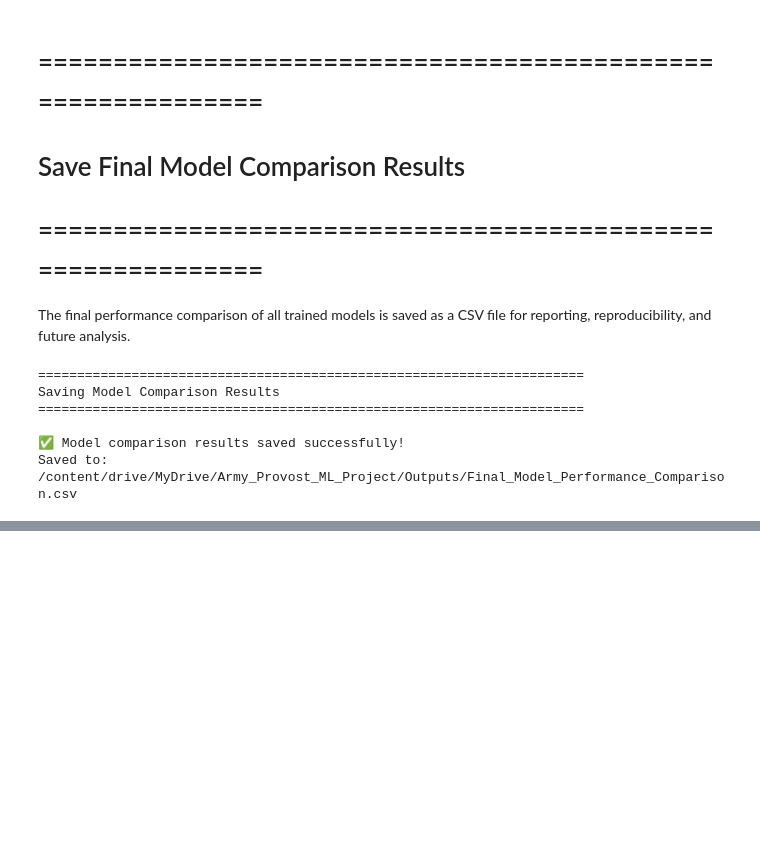
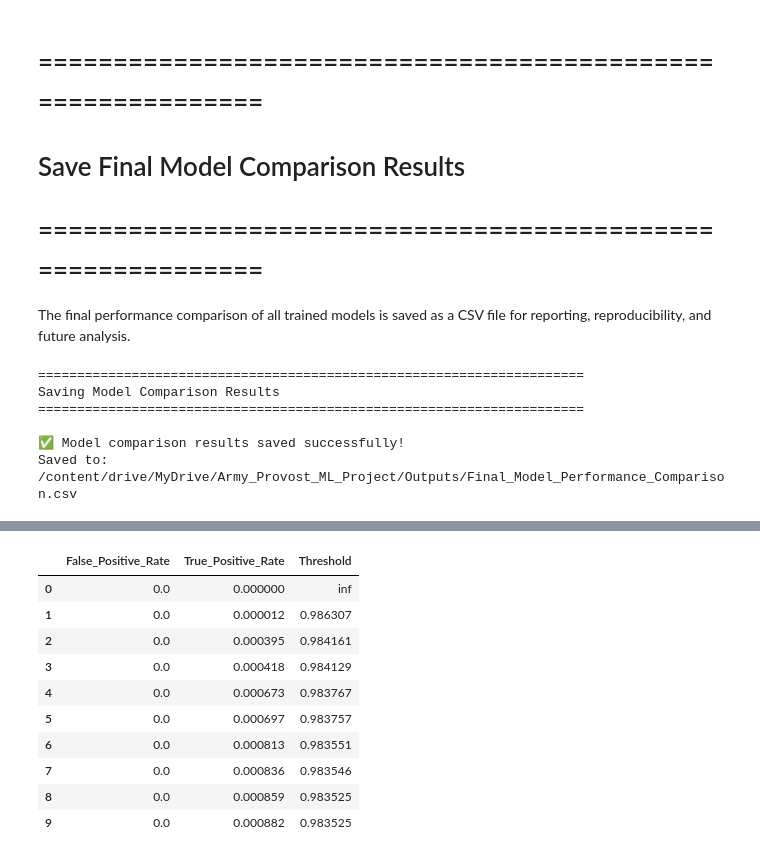
Before and after one commit to arnavon2005/Army_Provost_ML_Project, a Jupyter notebook: 05_Machine_Learning_Modeling.ipynb, the cells around one changed output, grey strips where cells are left out. Saved outputs shown, nothing was run; the diff lists cells and outputs as text; code cells hidden in the pictures; blank space fills up the shorter version.

Commit message:
Add Random Forest ROC-AUC analysis and ROC data

```diff
--- a/05_Machine_Learning_Modeling.ipynb
+++ b/05_Machine_Learning_Modeling.ipynb
@@ -2925,0 +2990,71 @@ Saved to: /content/drive/MyDrive/Army_Provost_ML_Project/Outputs/Final_Model_Per
+# %%
+# ============================================================
+# Random Forest ROC-AUC Analysis
+# ============================================================
+
+from sklearn.metrics import roc_curve, roc_auc_score
+import pandas as pd
+import os
+
+print("=" * 70)
+print("RANDOM FOREST ROC-AUC ANALYSIS")
+print("=" * 70)
+
+# Calculate ROC curve
+rf_fpr, rf_tpr, rf_thresholds = roc_curve(
+    y_test,
+    rf_y_proba
+)
+
+# Calculate ROC-AUC
+rf_roc_auc = roc_auc_score(
+    y_test,
+    rf_y_proba
+)
+
+print(f"ROC-AUC: {rf_roc_auc:.4f}")
+print(f"Number of ROC points: {len(rf_fpr):,}")
+
+print("\nInterpretation:")
+print(
+    f"The saved Random Forest achieves a ROC-AUC of "
+    f"{rf_roc_auc:.4f} on the held-out test set."
+)
+
+# ------------------------------------------------------------
+# Save ROC data
+# ------------------------------------------------------------
+
+PROJECT_ROOT = "/content/drive/MyDrive/Army_Provost_ML_Project"
+OUTPUTS_PATH = os.path.join(PROJECT_ROOT, "Outputs")
+
+rf_roc_data = pd.DataFrame({
+    "False_Positive_Rate": rf_fpr,
+    "True_Positive_Rate": rf_tpr,
+    "Threshold": rf_thresholds
+})
+
+rf_roc_output_path = os.path.join(
+    OUTPUTS_PATH,
+    "Random_Forest_ROC_Data.csv"
+)
+
+rf_roc_data.to_csv(
+    rf_roc_output_path,
+    index=False
+)
+
+print(f"\nROC data saved successfully:")
+print(rf_roc_output_path)
+
+# ------------------------------------------------------------
+# Display sample of ROC data
+# ------------------------------------------------------------
+
+print("\nFirst 10 ROC points:")
+display(rf_roc_data.head(10))
+
+print("=" * 70)
+print("RANDOM FOREST ROC ANALYSIS COMPLETED")
+print("=" * 70)
+# %% [output]
@@ -2925,0 +3074,11 @@ Saved to: /content/drive/MyDrive/Army_Provost_ML_Project/Outputs/Final_Model_Per
+|  | False_Positive_Rate | True_Positive_Rate | Threshold |
+| 0 | 0.0 | 0.000000 | inf |
+| 1 | 0.0 | 0.000012 | 0.986307 |
+| 2 | 0.0 | 0.000395 | 0.984161 |
+| 3 | 0.0 | 0.000418 | 0.984129 |
+| 4 | 0.0 | 0.000673 | 0.983767 |
+| 5 | 0.0 | 0.000697 | 0.983757 |
+| 6 | 0.0 | 0.000813 | 0.983551 |
+| 7 | 0.0 | 0.000836 | 0.983546 |
+| 8 | 0.0 | 0.000859 | 0.983525 |
+| 9 | 0.0 | 0.000882 | 0.983525 |
```
Also changed, not shown: parts of 2 cells of this notebook.
